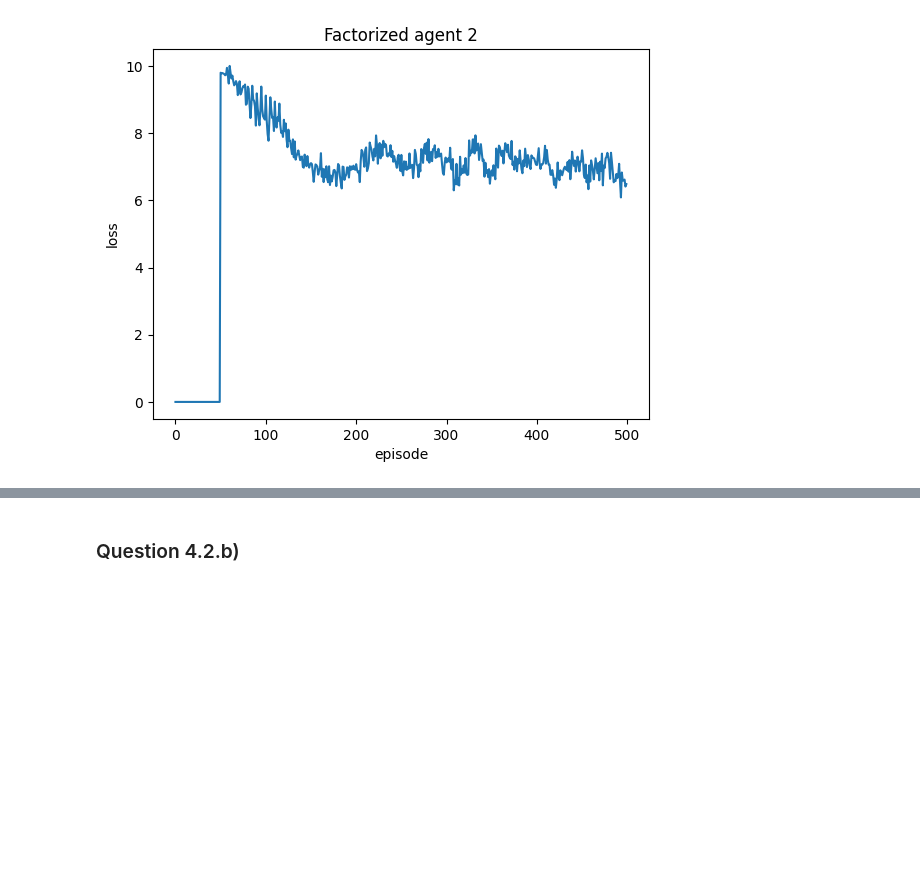
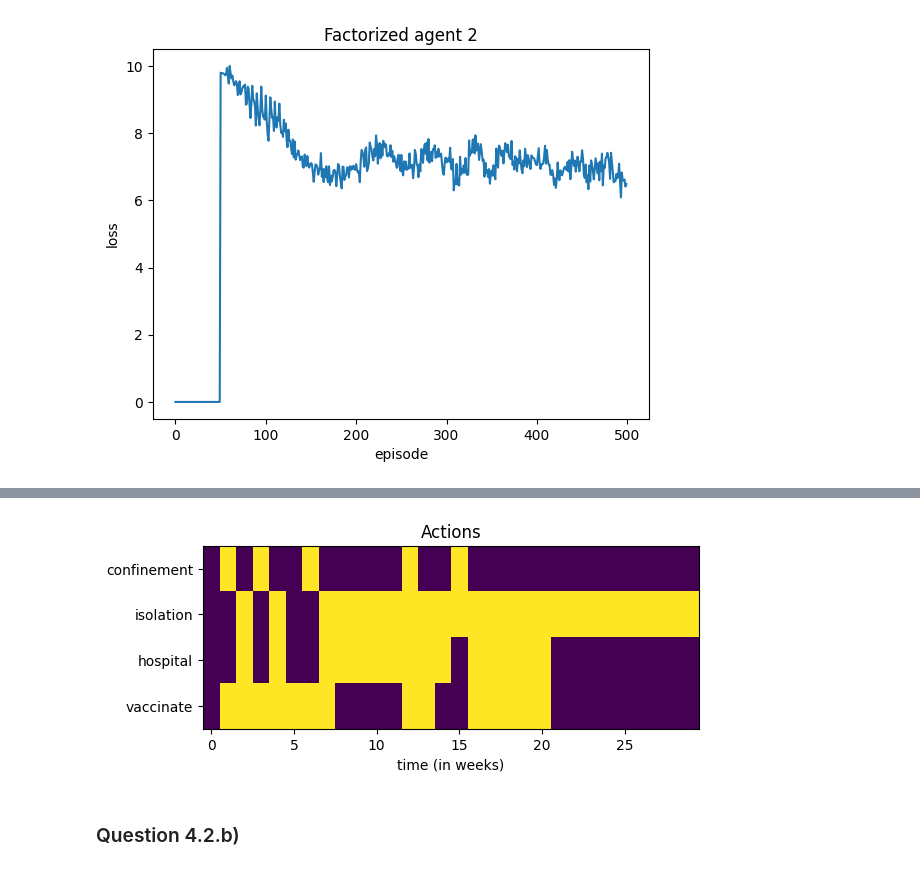
Before and after one commit to antoninfaure/DQLearning-epidemic, a Jupyter notebook: ANN_RL mini-project.ipynb, the cells around one changed output, grey strips where cells are left out. Drawn from its saved outputs; the diff is of its cells as text; code cells hidden in the pictures; blank space fills up the shorter version.

```diff
--- a/ANN_RL mini-project.ipynb
+++ b/ANN_RL mini-project.ipynb
@@ -1106,16 +1109,18 @@ TypeError: unsupported operand type(s) for /: 'list' and 'int'
 # %%
 # Run a few episodes of the best policy π∗factor, to better understand the behavior of the learned policy.Plot one of those episodes and interpret the policy
-def plot_actions(actions:{str:bool})->None :
+def plot_actions(actions:list)->None :
     ax_actions = plt.subplot2grid(shape=(18, 1), loc=(0, 0), colspan=1, rowspan=9)
-    ax_actions.imshow(np.array([v for v in actions.values()]).astype(np.uint8), aspect='auto')
+    ax_actions.imshow(np.array([list(v.values()) for v in actions]).astype(np.uint8).T, aspect='auto')
     ax_actions.set_title('Actions')
     ax_actions.set_yticks([0, 1, 2, 3])
-    ax_actions.set_yticklabels(list(actions.keys()))
+    ax_actions.set_yticklabels(list(actions[0].keys()))
     ax_actions.set_xlabel('time (in weeks)')
     plt.show()
 
 actions, _, _ = run_episode(agentDQNFactorized, env)
 plot_actions(actions)
+# %% [output]
+[figure, added]
 # %% [markdown]
 ### Question 4.2.b)
 # %%
```
Also changed, not shown: parts of 1 cell of this notebook.
